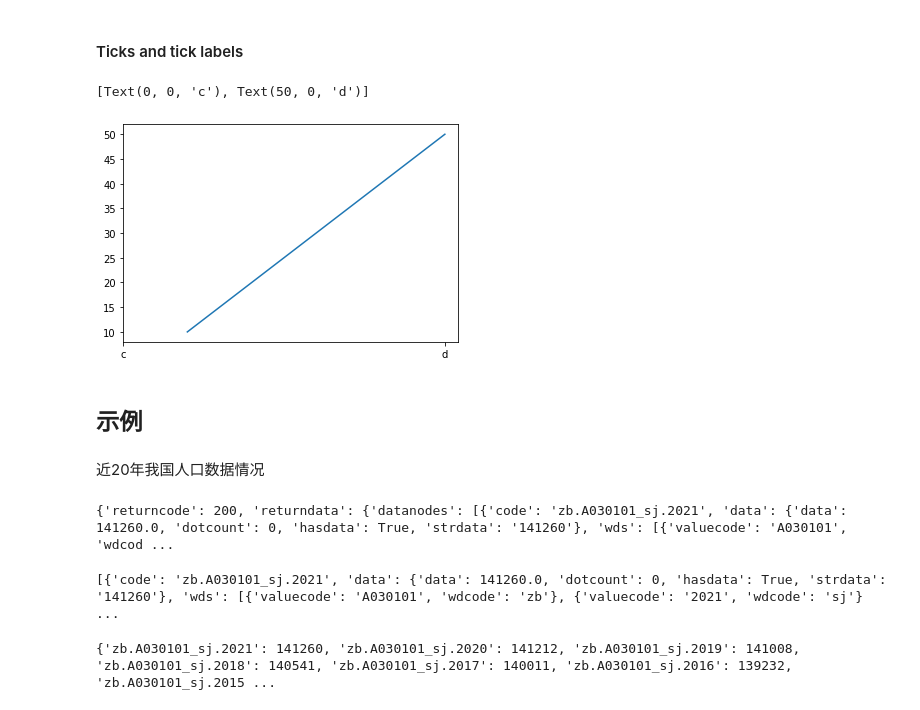
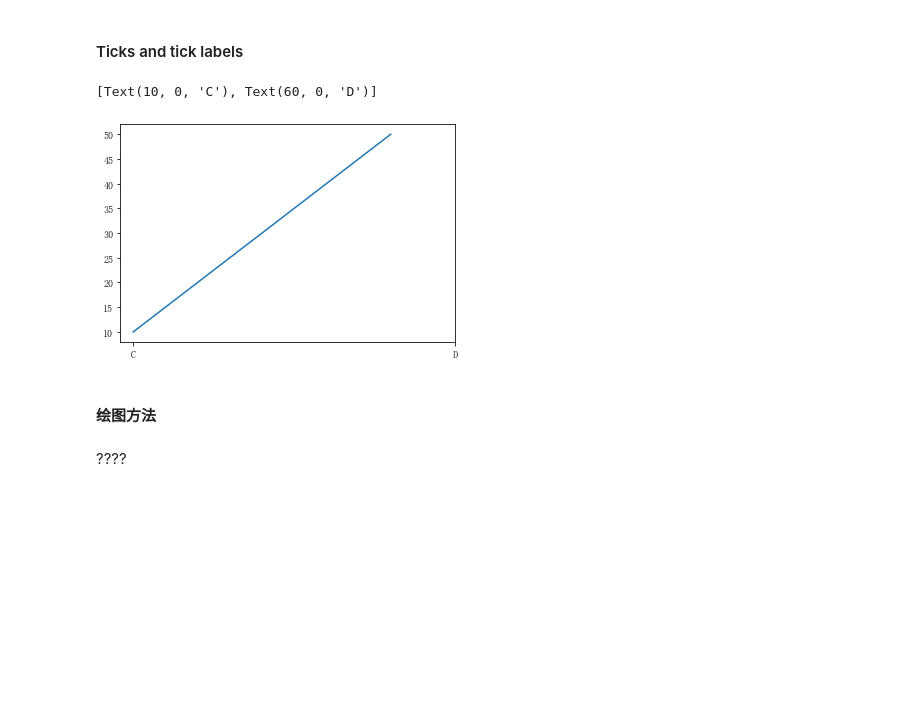
Before and after one commit to mtf0111/PythonDemo, a Jupyter notebook: demo_matplotlib.ipynb, the cells around one changed output. Cells and saved outputs as stored; diff of their text form; code cells hidden in the pictures; blank space fills up the shorter version.

```diff
--- a/demo_matplotlib.ipynb
+++ b/demo_matplotlib.ipynb
@@ -404,47 +399,23 @@ plt.show()
 # %%
 import matplotlib.pyplot as plt
 fig, ax = plt.subplots()
 ax.plot([10,20,30,40,50],[10,20,30,40,50])
 # Axes.set_xticks(ticks, labels=None, *, minor=False, **kwargs)
-ax.set_xticks(ticks=range(0,100,50),labels=["a","b"])
+ax.set_xticks(ticks=range(10,100,50),labels=["A","B"])
 # Axes.get_xticks
 # Axes.set_xticklabels(labels, *, fontdict=None, minor=False, **kwargs)
-ax.set_xticklabels(["c","d"])
+ax.set_xticklabels(["C","D"])
 # Axes.get_xticklabels
 print(ax.get_xticklabels())
 # Axes.set_yticks
 # Axes.get_yticks
 # Axes.set_yticklabels
 # Axes.get_yticklabels
 plt.show()
 # %% [output]
-[Text(0, 0, 'c'), Text(50, 0, 'd')]
+[Text(10, 0, 'C'), Text(60, 0, 'D')]
-[figure, old version]
+[figure, new version]
 # %% [markdown]
-## 示例
+####  绘图方法
 # %% [markdown]
-近20年我国人口数据情况
+????
-# %%
-import requests
-import json
-header = {"User-Agent":
-          "Mozilla/5.0 (Windows NT 6.1; WOW64) AppleWebKit/537.36 (KHTML, like Gecko) Chrome/86.0.4240.198 Safari/537.36"}
-url = "https://data.stats.gov.cn/easyquery.htm?m=QueryData&dbcode=hgnd&rowcode=zb&colcode=sj&wds=%5B%5D&dfwds=%5B%7B%22wdcode%22%3A%22sj%22%2C%22valuecode%22%3A%22LAST20%22%7D%5D&k1=1651650944132"
-rep = requests.get(url,headers=header,verify=False)
-page_data = rep.text
-page_data = json.loads(page_data)
-print(page_data)
-# %% [output]
-{'returncode': 200, 'returndata': {'datanodes': [{'code': 'zb.A030101_sj.2021', 'data': {'data': 141260.0, 'dotcount': 0, 'hasdata': True, 'strdata': '141260'}, 'wds': [{'valuecode': 'A030101', 'wdcod ...
-# %%
-datalist = page_data['returndata']['datanodes']
-print(datalist)
-# %% [output]
-[{'code': 'zb.A030101_sj.2021', 'data': {'data': 141260.0, 'dotcount': 0, 'hasdata': True, 'strdata': '141260'}, 'wds': [{'valuecode': 'A030101', 'wdcode': 'zb'}, {'valuecode': '2021', 'wdcode': 'sj'} ...
-# %%
-dic = dict()
-for data in datalist:
-    dic[data['code']] = int(data['data']['data'])
-print(dic)
-# %% [output]
-{'zb.A030101_sj.2021': 141260, 'zb.A030101_sj.2020': 141212, 'zb.A030101_sj.2019': 141008, 'zb.A030101_sj.2018': 140541, 'zb.A030101_sj.2017': 140011, 'zb.A030101_sj.2016': 139232, 'zb.A030101_sj.2015 ...
```
Also changed, not shown: parts of 27 cells of this notebook.
